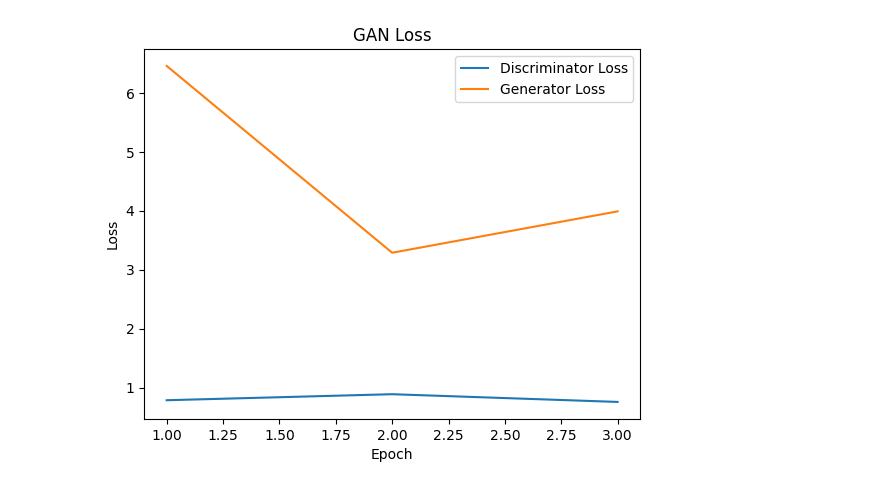
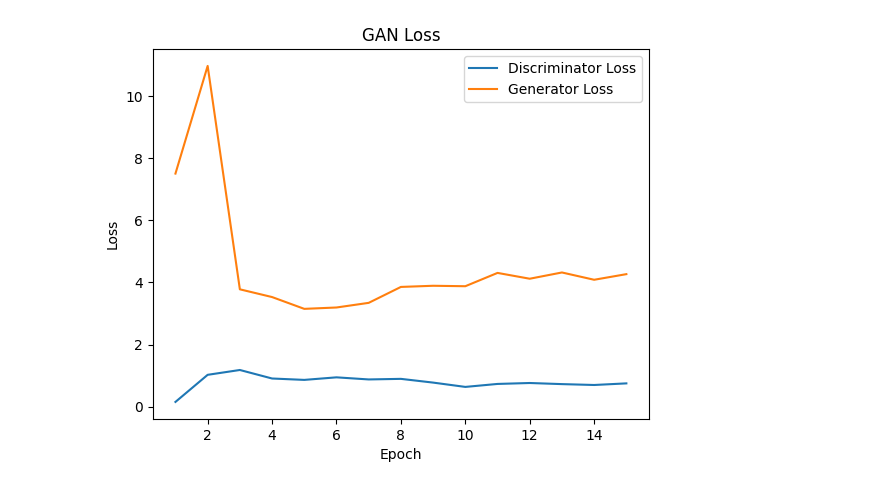
Before and after one commit to DimitrisLianos/DL, a Jupyter notebook: DCGAN_—_Implementing_Deep_Convolutional_Generative_Adversarial_Network_in_TensorFlow.ipynb, the cells around one changed output. Saved outputs shown, nothing was run; the diff lists cells and outputs as text; code cells hidden in the pictures.

```diff
--- a/DCGAN_—_Implementing_Deep_Convolutional_Generative_Adversarial_Network_in_TensorFlow.ipynb
+++ b/DCGAN_—_Implementing_Deep_Convolutional_Generative_Adversarial_Network_in_TensorFlow.ipynb
@@ -121,8 +121,8 @@ class Discriminator(nn.Module):
 
 
 # Initialize hyperparameters
-num_epochs = 3
-batch_size = 128
+num_epochs = 15
+batch_size = 512
 noise_dim = 100
 img_channels = 3
 hidden_dim = 64
@@ -287,31 +287,31 @@ for epoch in range(num_epochs):
 
     # Generate and save sample images
     if (epoch + 1) % 10 == 0:
         with torch.no_grad():
             sample_noise = torch.randn(25, noise_dim, 1, 1).to(device)
             sample_images = generator(sample_noise).cpu()
 
             # Rescale images from [-1, 1] to [0, 1]
             sample_images = (sample_images + 1) / 2
 
             # Create a grid of sample images
             grid = torchvision.utils.make_grid(sample_images, nrow=5, normalize=True)
 
             # Save the grid image
             torchvision.utils.save_image(grid, f"generated_images_epoch_{epoch + 1}.png")
 
 # Save the generator and discriminator models
 torch.save(generator.state_dict(), "generator.pth")
 torch.save(discriminator.state_dict(), "discriminator.pth")
 
 # Plot the GAN loss curve
 plt.figure()
 plt.plot(range(1, num_epochs + 1), d_loss_history, label='Discriminator Loss')
 plt.plot(range(1, num_epochs + 1), g_loss_history, label='Generator Loss')
 plt.title('GAN Loss')
 plt.xlabel('Epoch')
 plt.ylabel('Loss')
 plt.legend()
 plt.show()
 # %% [output]
-[figure, old version]
+[figure, new version]
```
